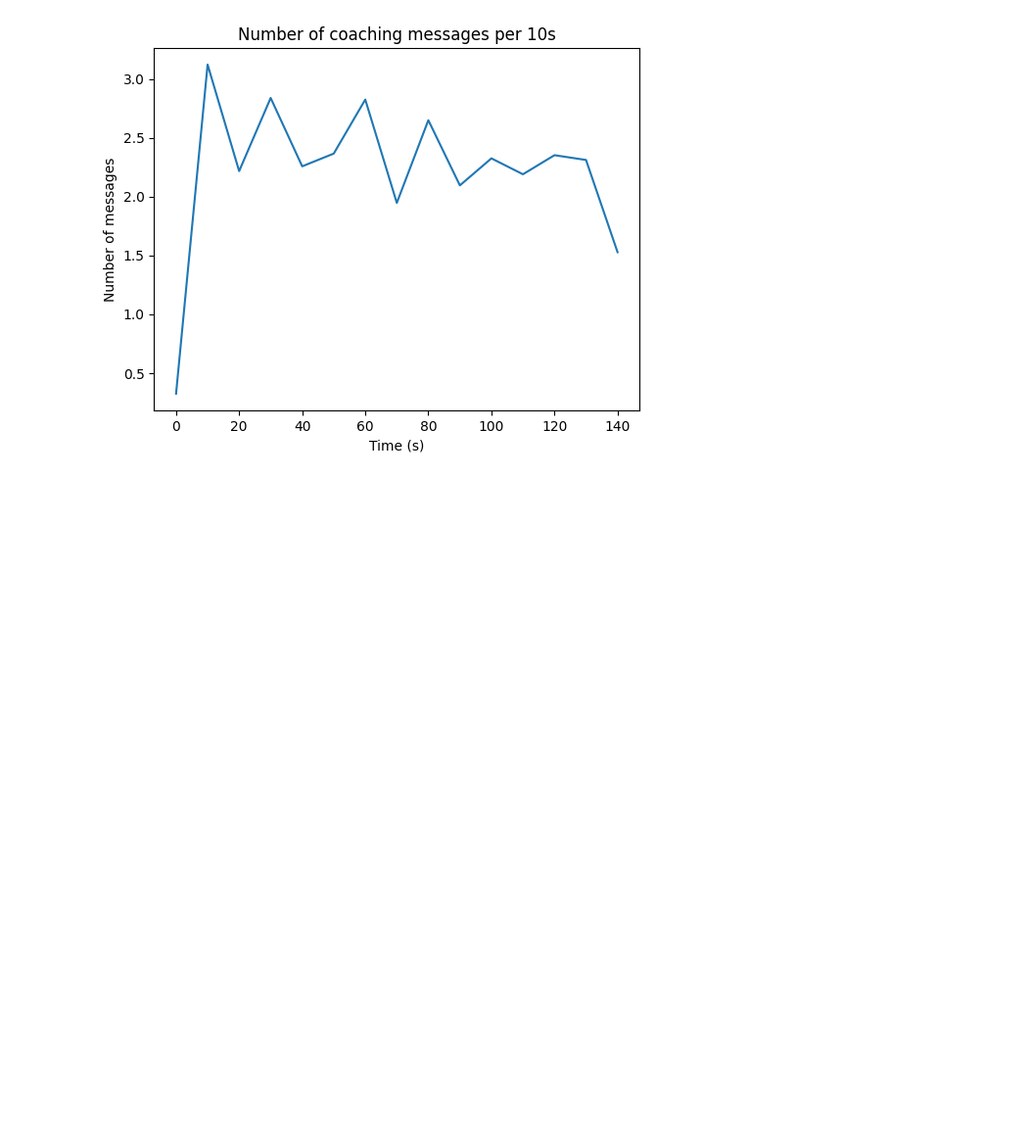
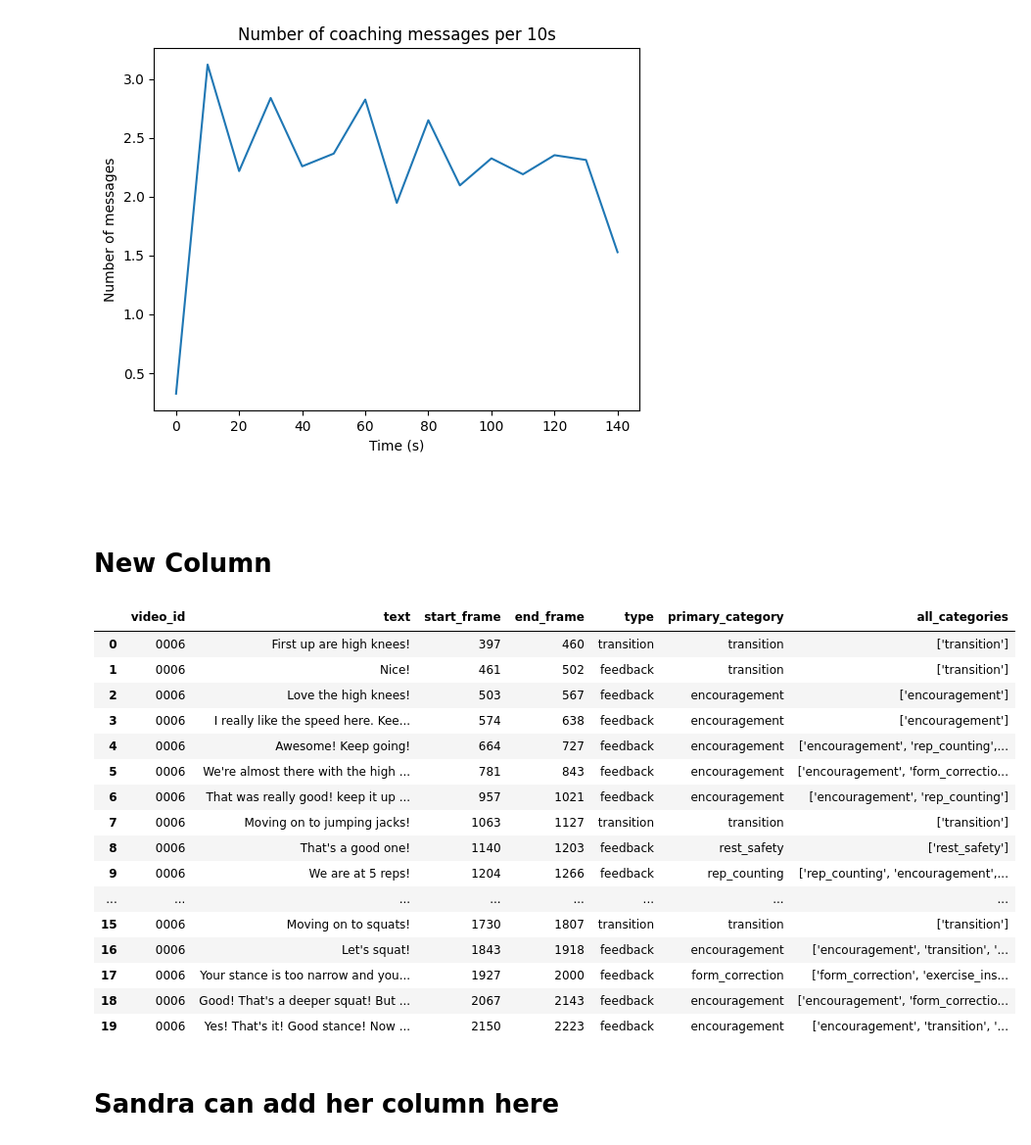
Before and after one commit to Ekimxii/fitness_pose_tracker, a Jupyter notebook: coach_feedback/coach_feedback_new.ipynb, the cells around one changed output. Shown at 98% size. Drawn from its saved outputs; the diff is of its cells as text; code cells hidden in the pictures; blank space fills up the shorter version.

```diff
--- a/coach_feedback/coach_feedback_new.ipynb
+++ b/coach_feedback/coach_feedback_new.ipynb
@@ -156,6 +156,10 @@ plt.ylabel("Number of messages")
 plt.show()
 # %% [output]
 [figure]
+# %% [markdown]
+##
+# %% [markdown]
+# New Column
 # %%
 from google.colab import files
 from IPython.display import display
@@ -164,7 +168,7 @@ import io
 
 # Upload the CSV that already contains the classification results.
 csv_url = (
-
+    "https://raw.githubusercontent.com/Ekimxii/fitness_pose_tracker/karissa-processed-data/coach_feedback/qevd_feedback_classified.csv"
 )
 
 classified = pd.read_csv(
@@ -178,43 +182,70 @@ new_columns = ["primary_category", "all_categories"]
 # Normalize video IDs so "0006" and "6" match.
 def prepare_keys(data):
     data = data.copy()
+
     data["_video_key"] = (
         data["video_id"].astype("string").str.strip()
         .str.replace(r"^0+(?=\d)", "", regex=True)
     )
+
+    # Use a separate matching key to preserve the original text.
+    data["_text_key"] = (
+        data["text"].astype("string").str.strip()
+    )
+
     return data
 
-keys = ["_video_key", "start_frame", "end_frame", "text"]
+keys = ["_video_key", "start_frame", "end_frame", "_text_key"]
 
 left = prepare_keys(df).drop(columns=new_columns, errors="ignore")
 right = prepare_keys(classified)[keys + new_columns]
 
 merged = left.merge(
     right,
     on=keys,
     how="left",
     validate="one_to_one",
     indicator=True,
     sort=False
 )
 
 # Stop if any original row has no matching classification.
 unmatched = merged["_merge"].ne("both")
 if unmatched.any():
     raise ValueError(
         f"{unmatched.sum()} The row does not match the category. Please confirm that the classification result of the same data is uploaded"
     )
 
-df = merged.drop(columns=["_video_key", "_merge"])
+df = merged.drop(columns=["_video_key", "_text_key", "_merge"])
 
 # Show exactly the original 5 columns + your 2 columns.
 columns_to_show = [
     "video_id", "text", "start_frame", "end_frame", "type",
     "primary_category", "all_categories"
 ]
 
 with pd.option_context("display.max_columns", None):
     display(df[columns_to_show].head(20))
+# %% [output]
+|  | video_id | text | start_frame | end_frame | type | primary_category | all_categories |
+| 0 | 0006 | First up are high knees! | 397 | 460 | transition | transition | ['transition'] |
+| 1 | 0006 | Nice! | 461 | 502 | feedback | transition | ['transition'] |
+| 2 | 0006 | Love the high knees! | 503 | 567 | feedback | encouragement | ['encouragement'] |
+| 3 | 0006 | I really like the speed here. Kee... | 574 | 638 | feedback | encouragement | ['encouragement'] |
+| 4 | 0006 | Awesome! Keep going! | 664 | 727 | feedback | encouragement | ['encouragement', 'rep_counting',... |
+| 5 | 0006 | We're almost there with the high ... | 781 | 843 | feedback | encouragement | ['encouragement', 'form_correctio... |
+| 6 | 0006 | That was really good! keep it up ... | 957 | 1021 | feedback | encouragement | ['encouragement', 'rep_counting'] |
+| 7 | 0006 | Moving on to jumping jacks! | 1063 | 1127 | transition | transition | ['transition'] |
+| 8 | 0006 | That's a good one! | 1140 | 1203 | feedback | rest_safety | ['rest_safety'] |
+| 9 | 0006 | We are at 5 reps! | 1204 | 1266 | feedback | rep_counting | ['rep_counting', 'encouragement',... |
+| ... | ... | ... | ... | ... | ... | ... | ... |
+| 15 | 0006 | Moving on to squats! | 1730 | 1807 | transition | transition | ['transition'] |
+| 16 | 0006 | Let's squat! | 1843 | 1918 | feedback | encouragement | ['encouragement', 'transition', '... |
+| 17 | 0006 | Your stance is too narrow and you... | 1927 | 2000 | feedback | form_correction | ['form_correction', 'exercise_ins... |
+| 18 | 0006 | Good! That's a deeper squat! But ... | 2067 | 2143 | feedback | encouragement | ['encouragement', 'form_correctio... |
+| 19 | 0006 | Yes! That's it! Good stance! Now ... | 2150 | 2223 | feedback | encouragement | ['encouragement', 'transition', '... |
+# %% [markdown]
+# Sandra can add her column here
 # %%
 df.to_csv("qevd_feedback_text.csv", index=False) # for downloading as CSV file
 
```
Also changed, not shown: parts of 2 cells of this notebook.
